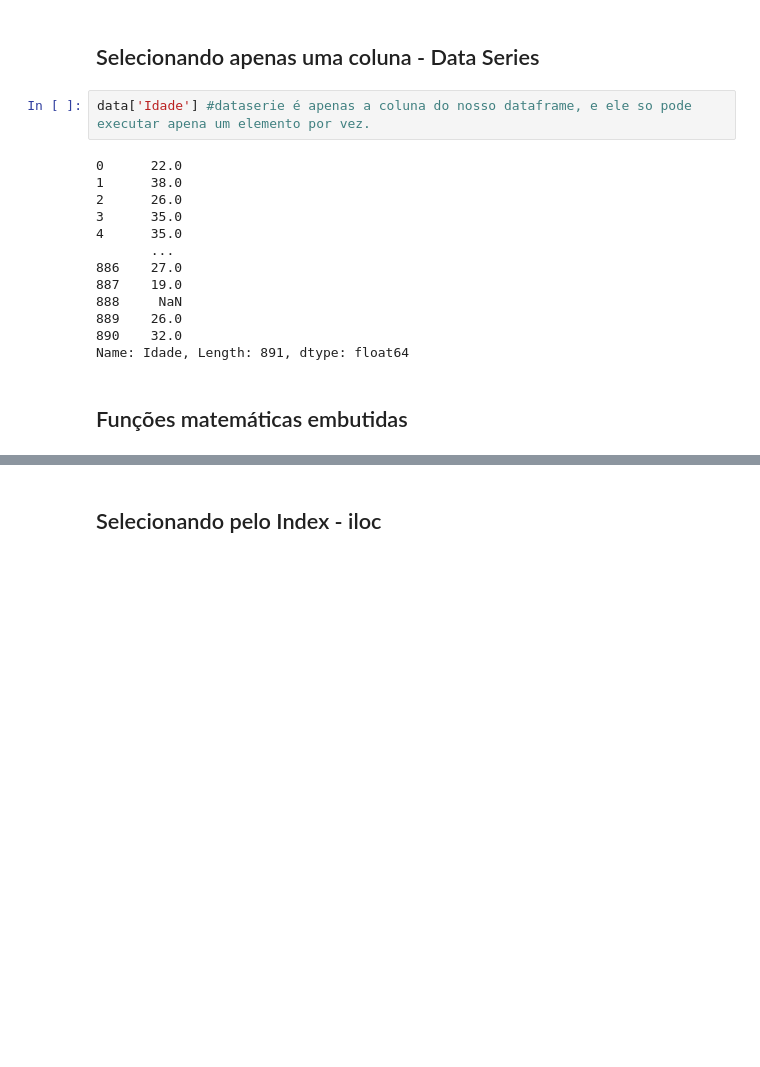
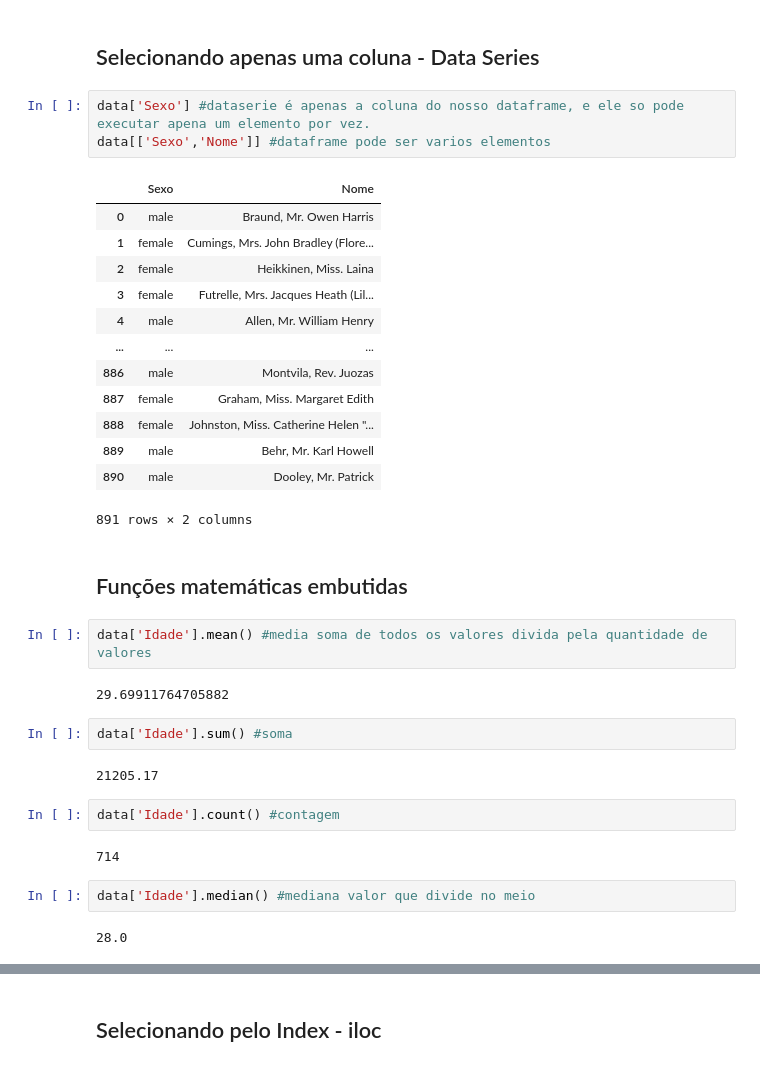
Before and after one commit to lucasabrantes1/studySpace, a Jupyter notebook: Udemy/DataScienceeMachineLearningcomEstatísticaePython/04 - Pandas/Pandas - Vazio.ipynb, the cells around one changed output, grey strips where cells are left out. Saved outputs shown, nothing was run; the diff lists cells and outputs as text; blank space fills up the shorter version.

```diff
--- a/Udemy/DataScienceeMachineLearningcomEstatísticaePython/04 - Pandas/Pandas - Vazio.ipynb
+++ b/Udemy/DataScienceeMachineLearningcomEstatísticaePython/04 - Pandas/Pandas - Vazio.ipynb
@@ -120,19 +120,37 @@ data[['Nome','Sexo','Classe','Tarifa','Idade','Sobreviveu']].head()
 # %% [markdown]
 ## Selecionando apenas uma coluna - Data Series
 # %%
-data['Idade'] #dataserie é apenas a coluna do nosso dataframe, e ele so pode executar apena um elemento por vez.
+data['Sexo'] #dataserie é apenas a coluna do nosso dataframe, e ele so pode executar apena um elemento por vez.
+data[['Sexo','Nome']] #dataframe pode ser varios elementos
 # %% [output]
+|  | Sexo | Nome |
+| 0 | male | Braund, Mr. Owen Harris |
+| 1 | female | Cumings, Mrs. John Bradley (Flore... |
+| 2 | female | Heikkinen, Miss. Laina |
+| 3 | female | Futrelle, Mrs. Jacques Heath (Lil... |
+| 4 | male | Allen, Mr. William Henry |
+| ... | ... | ... |
+| 886 | male | Montvila, Rev. Juozas |
+| 887 | female | Graham, Miss. Margaret Edith |
+| 888 | female | Johnston, Miss. Catherine Helen "... |
+| 889 | male | Behr, Mr. Karl Howell |
+| 890 | male | Dooley, Mr. Patrick |
-0      22.0
-1      38.0
-2      26.0
-3      35.0
-4      35.0
-       ...
-886    27.0
-887    19.0
-888     NaN
-889    26.0
-890    32.0
-Name: Idade, Length: 891, dtype: float64
+891 rows × 2 columns
 # %% [markdown]
 ## Funções matemáticas embutidas
+# %%
+data['Idade'].mean() #media soma de todos os valores divida pela quantidade de valores
+# %% [output]
+29.69911764705882
+# %%
+data['Idade'].sum() #soma
+# %% [output]
+21205.17
+# %%
+data['Idade'].count() #contagem
+# %% [output]
+714
+# %%
+data['Idade'].median() #mediana valor que divide no meio
+# %% [output]
+28.0
```
Also changed, not shown: parts of 9 cells of this notebook.
